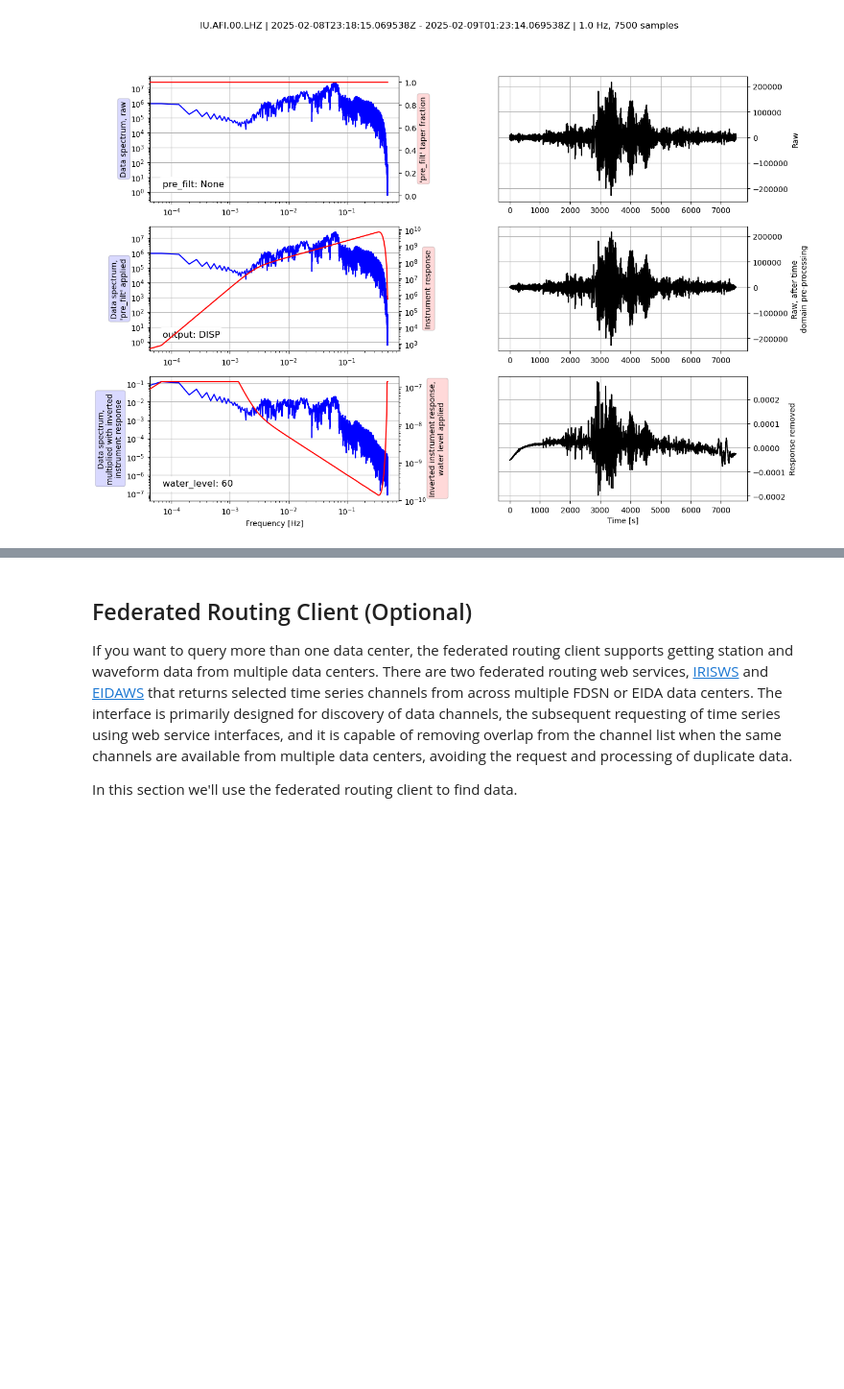
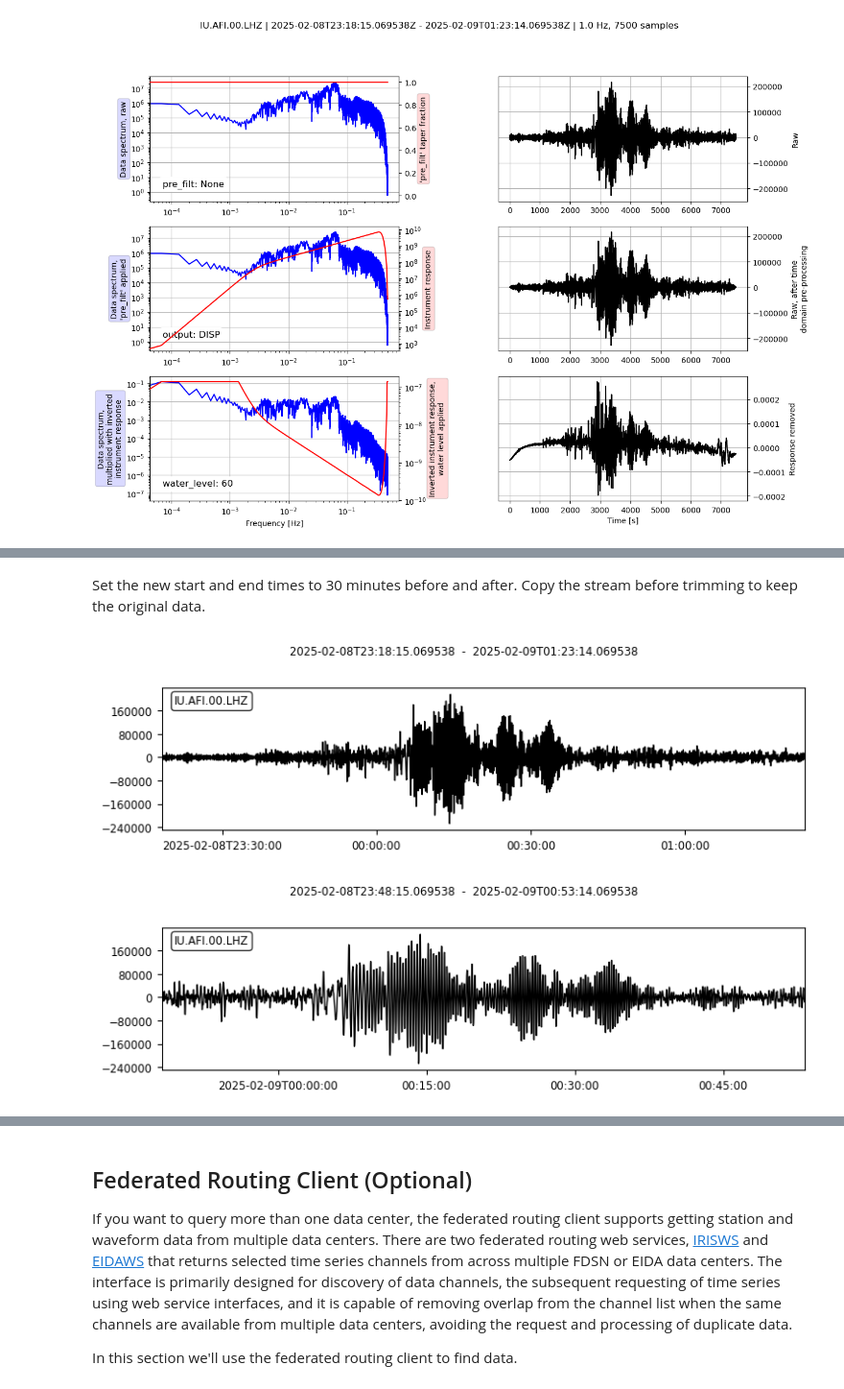
Before and after one commit to spara/cloud-101-geolab, a Jupyter notebook: obspy-tutorial.ipynb, the cells around one changed output, grey strips where cells are left out. Shown at 96% size. Cells and saved outputs as stored; diff of their text form; code cells hidden in the pictures; blank space fills up the shorter version.

```diff
--- a/obspy-tutorial.ipynb
+++ b/obspy-tutorial.ipynb
@@ -300,0 +322,15 @@ inventory.plot();
+# %% [markdown]
+Set the new start and end times to 30 minutes before and after. Copy the stream before trimming to keep the original data.
+# %%
+starttime = st[0].stats.starttime + 60 * 30
+endtime = st[0].stats.endtime - 60 * 30
+
+tr_trim = tr.copy()
+
+tr_trim.trim(starttime=starttime, endtime=endtime)
+
+tr.plot()
+tr_trim.plot();
+# %% [output]
+[figure, added]
+[figure, added]
```
Also changed, not shown: parts of 29 cells of this notebook, 4 other files.
